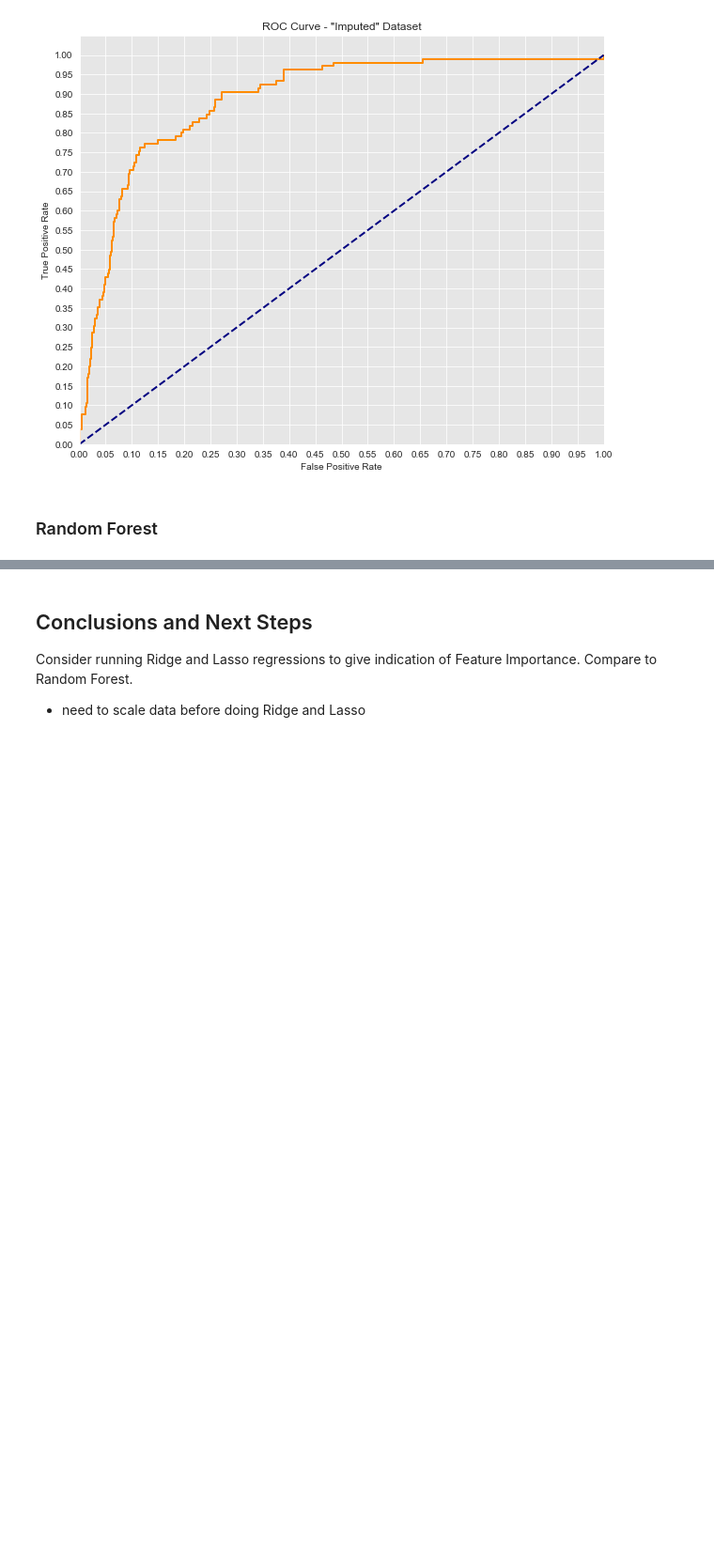
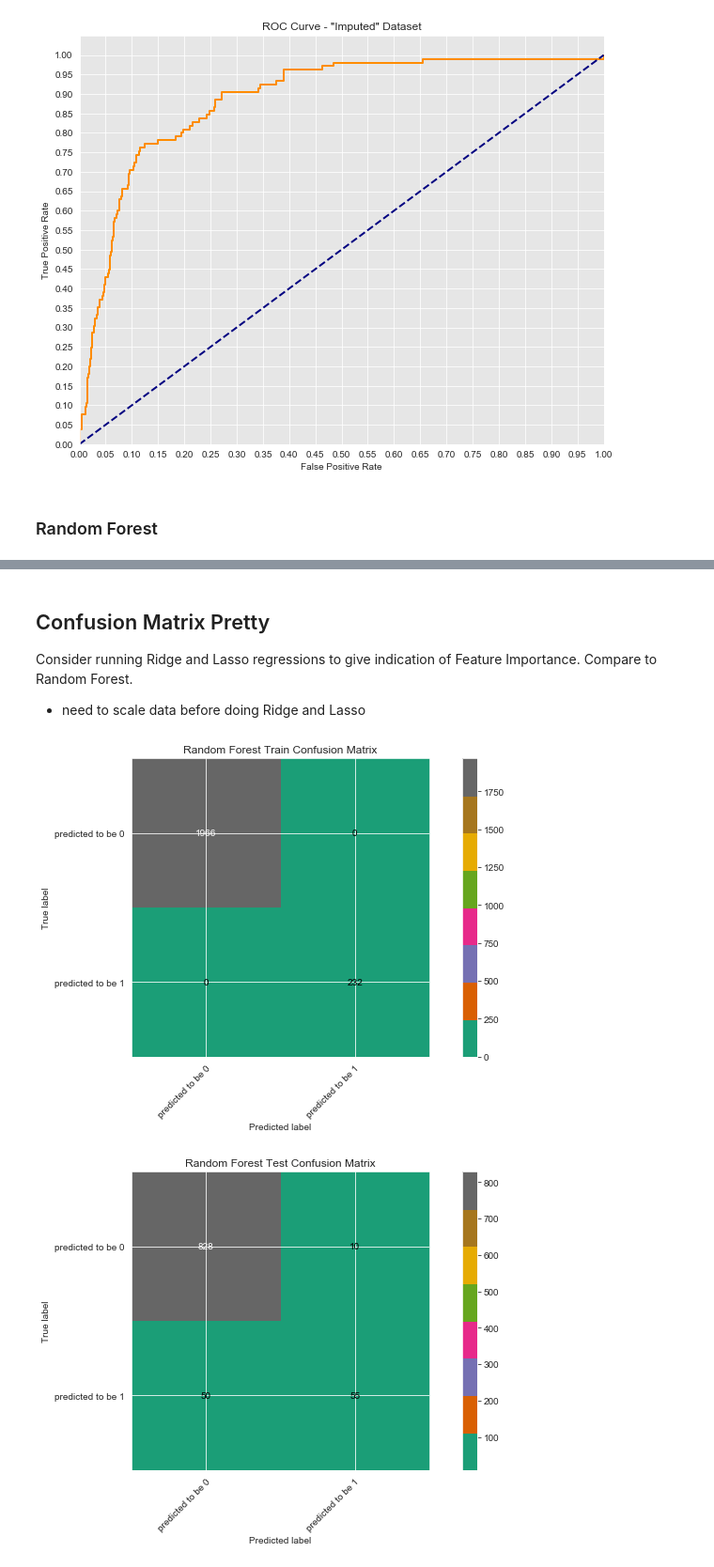
Before and after one commit to nateej1/AmericanDream_Geo, a Jupyter notebook: notebooks/03_analysis/20190910-ndj-Classification_Modeling_County_Mobility.ipynb, the cells around one changed output, grey strips where cells are left out. Shown at 94% size. Drawn from its saved outputs; the diff is of its cells as text; code cells hidden in the pictures; blank space fills up the shorter version.

```diff
--- a/notebooks/03_analysis/20190910-ndj-Classification_Modeling_County_Mobility.ipynb
+++ b/notebooks/03_analysis/20190910-ndj-Classification_Modeling_County_Mobility.ipynb
@@ -560,5 +633,5 @@ AUC: 0.8872030912603704
 # %% [markdown]
-## Conclusions and Next Steps
+## Confusion Matrix Pretty
 
 
 Consider running Ridge and Lasso regressions to give indication of Feature Importance. Compare to Random Forest.
@@ -565,0 +721,8 @@ Consider running Ridge and Lasso regressions to give indication of Feature Impor
+# %%
+plot_confusion_matrix(y_imp_train, rf_pred_train, ['predicted to be 0', 'predicted to be 1'], title='Random Forest Train Confusion Matrix')
+plt.show()
+plot_confusion_matrix(y_imp_test, rf_pred_test, ['predicted to be 0', 'predicted to be 1'], title='Random Forest Test Confusion Matrix')
+plt.show()
+# %% [output]
+[figure, added]
+[figure, added]
```
Also changed, not shown: parts of 8 cells of this notebook, 6 other files.
